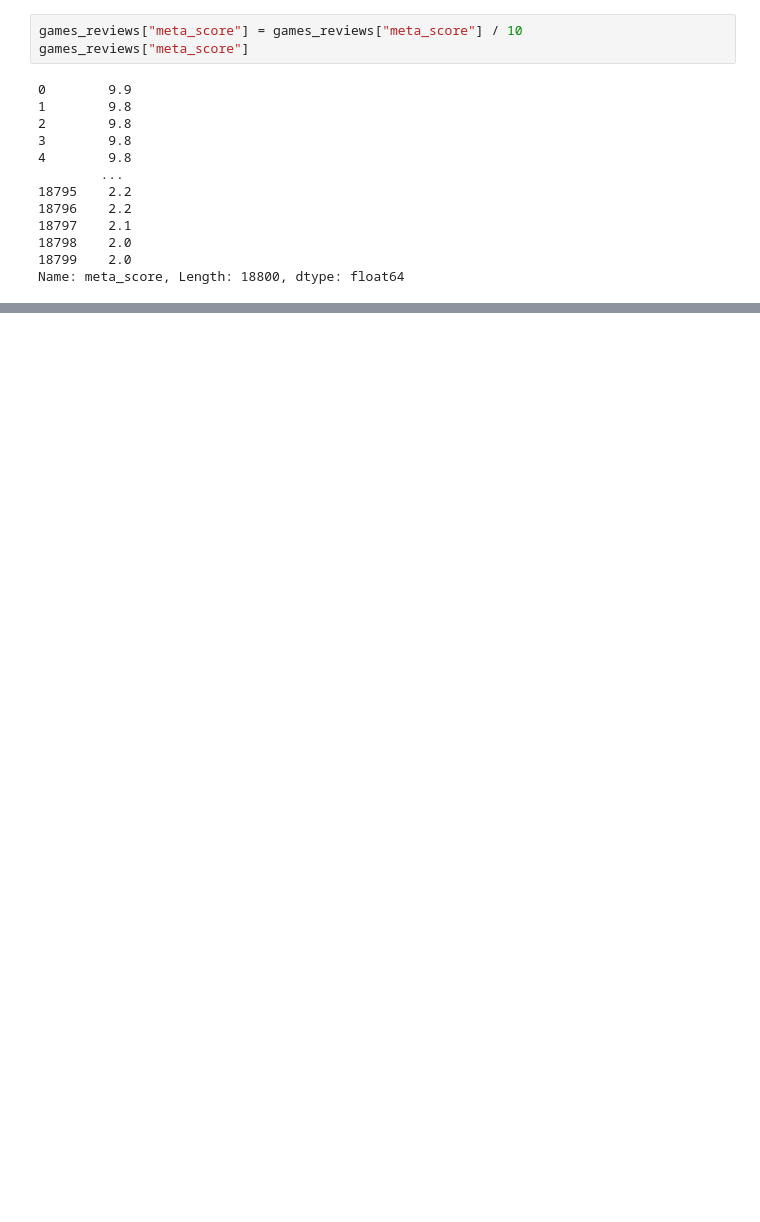
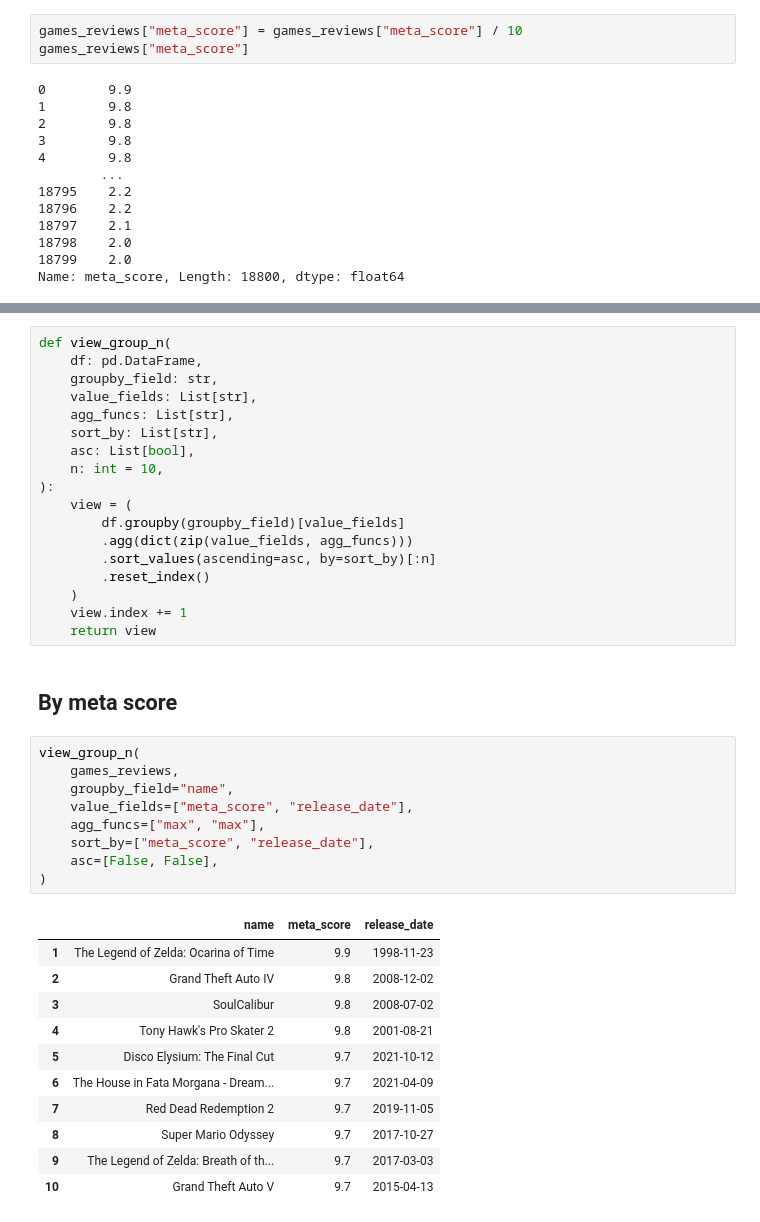
Before and after one commit to L-Carlos/metacritic-games-1995-2021, a Jupyter notebook: game_reviews.ipynb, the cells around one changed output, grey strips where cells are left out. Drawn from its saved outputs; the diff is of its cells as text; blank space fills up the shorter version.

```diff
--- a/game_reviews.ipynb
+++ b/game_reviews.ipynb
@@ -56,0 +146,41 @@ Name: meta_score, Length: 18800, dtype: float64
+# %%
+def view_group_n(
+    df: pd.DataFrame,
+    groupby_field: str,
+    value_fields: List[str],
+    agg_funcs: List[str],
+    sort_by: List[str],
+    asc: List[bool],
+    n: int = 10,
+):
+    view = (
+        df.groupby(groupby_field)[value_fields]
+        .agg(dict(zip(value_fields, agg_funcs)))
+        .sort_values(ascending=asc, by=sort_by)[:n]
+        .reset_index()
+    )
+    view.index += 1
+    return view
+# %% [markdown]
+## By meta score
+# %%
+view_group_n(
+    games_reviews,
+    groupby_field="name",
+    value_fields=["meta_score", "release_date"],
+    agg_funcs=["max", "max"],
+    sort_by=["meta_score", "release_date"],
+    asc=[False, False],
+)
+# %% [output]
+|  | name | meta_score | release_date |
+| 1 | The Legend of Zelda: Ocarina of Time | 9.9 | 1998-11-23 |
+| 2 | Grand Theft Auto IV | 9.8 | 2008-12-02 |
+| 3 | SoulCalibur | 9.8 | 2008-07-02 |
+| 4 | Tony Hawk's Pro Skater 2 | 9.8 | 2001-08-21 |
+| 5 | Disco Elysium: The Final Cut | 9.7 | 2021-10-12 |
+| 6 | The House in Fata Morgana - Dream... | 9.7 | 2021-04-09 |
+| 7 | Red Dead Redemption 2 | 9.7 | 2019-11-05 |
+| 8 | Super Mario Odyssey | 9.7 | 2017-10-27 |
+| 9 | The Legend of Zelda: Breath of th... | 9.7 | 2017-03-03 |
+| 10 | Grand Theft Auto V | 9.7 | 2015-04-13 |
```
Also changed, not shown: parts of 26 cells of this notebook.
